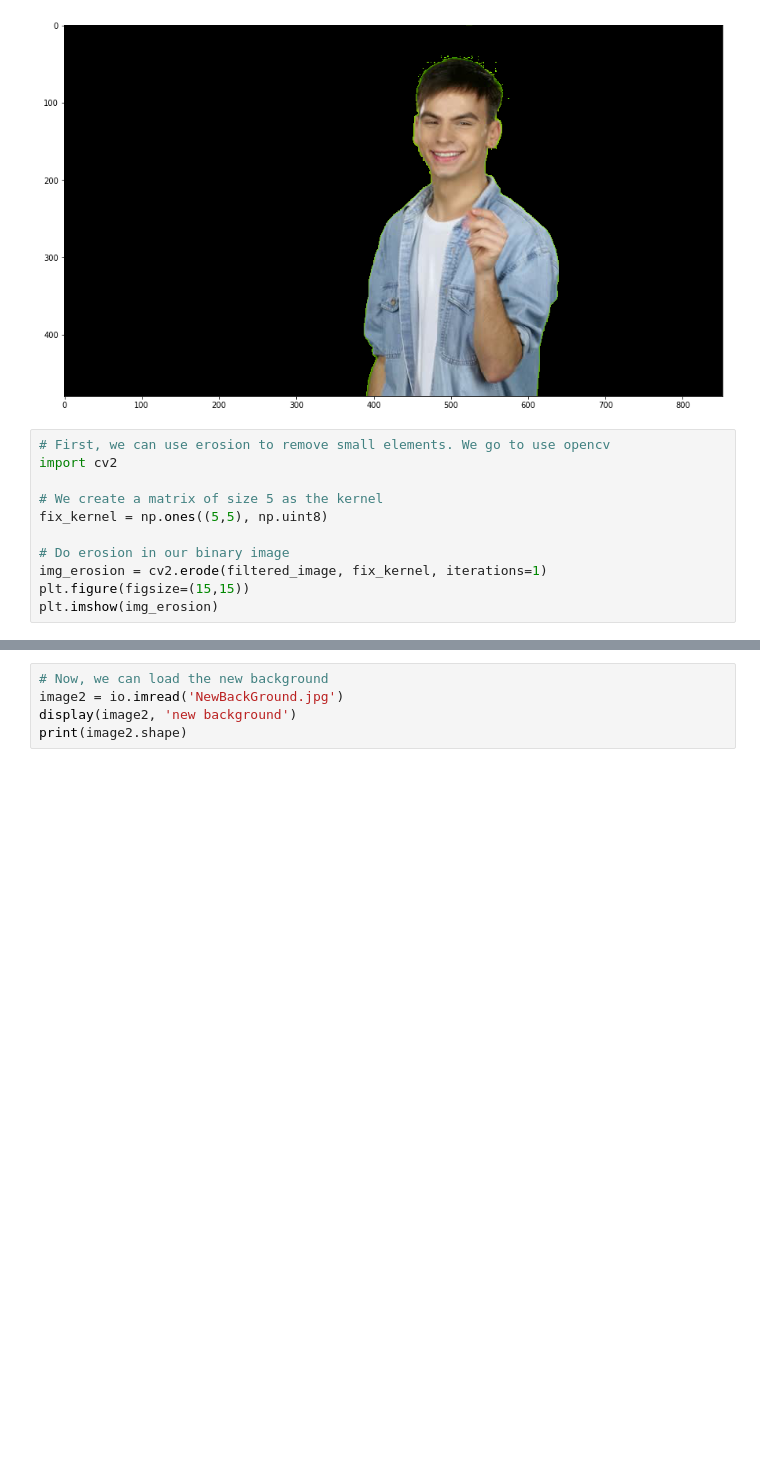
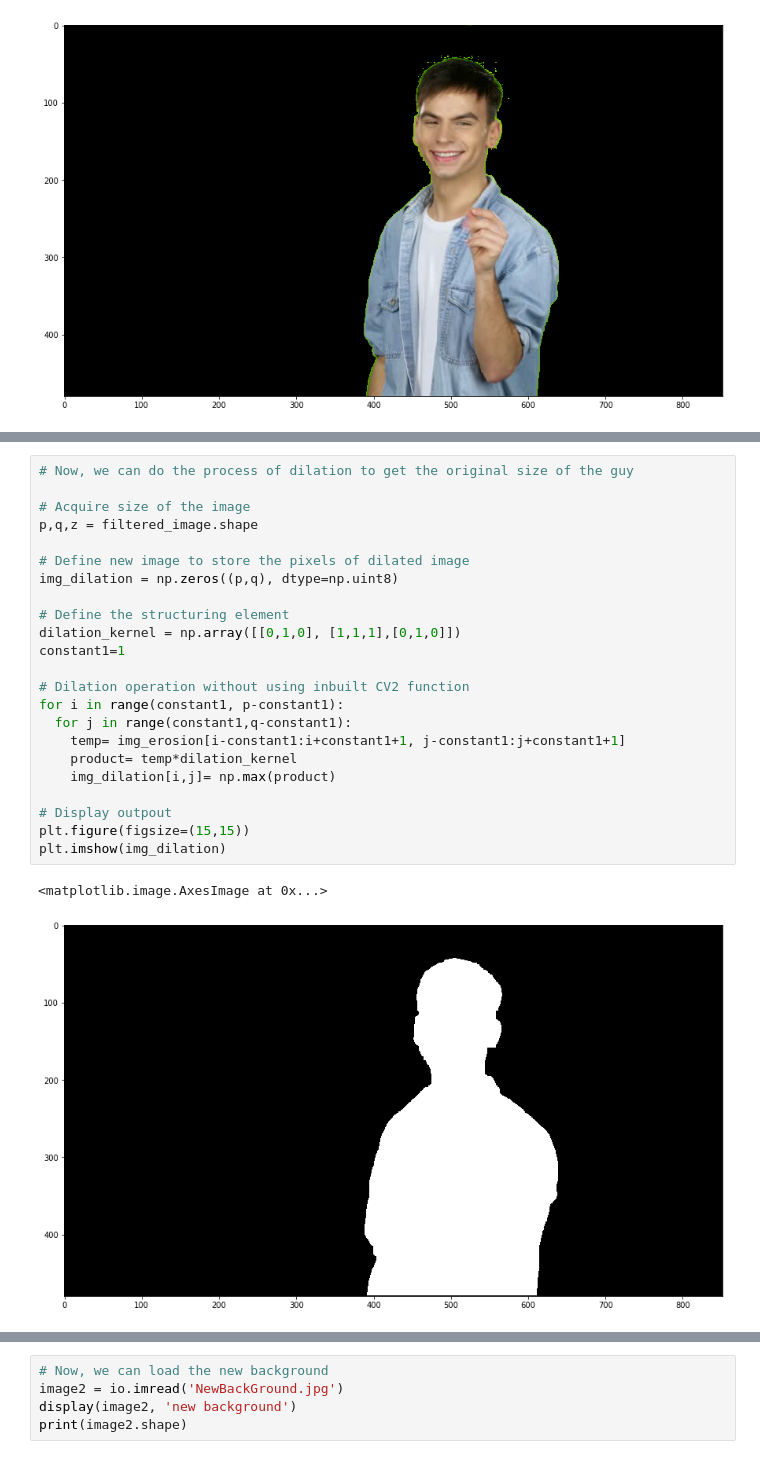
Before and after one commit to victorcaquilpan/RemovingGreenBackground, a Jupyter notebook: Removing_GreenBackGround.ipynb, the cells around one changed output, grey strips where cells are left out. Saved outputs shown, nothing was run; the diff lists cells and outputs as text; blank space fills up the shorter version.

```diff
--- a/Removing_GreenBackGround.ipynb
+++ b/Removing_GreenBackGround.ipynb
@@ -63,14 +63,3 @@ plt.imshow(first_process_image)
 # %% [output]
 <matplotlib.image.AxesImage at 0x...>
 [figure]
-# %%
-# First, we can use erosion to remove small elements. We go to use opencv
-import cv2
-
-# We create a matrix of size 5 as the kernel
-fix_kernel = np.ones((5,5), np.uint8)
-
-# Do erosion in our binary image
-img_erosion = cv2.erode(filtered_image, fix_kernel, iterations=1)
-plt.figure(figsize=(15,15))
-plt.imshow(img_erosion)
@@ -92,3 +93,29 @@ plt.imshow(img_dilation)
+# %%
+# Now, we can do the process of dilation to get the original size of the guy
+
+# Acquire size of the image
+p,q,z = filtered_image.shape
+
+# Define new image to store the pixels of dilated image
+img_dilation = np.zeros((p,q), dtype=np.uint8)
+
+# Define the structuring element
+dilation_kernel = np.array([[0,1,0], [1,1,1],[0,1,0]])
+constant1=1
+
+# Dilation operation without using inbuilt CV2 function
+for i in range(constant1, p-constant1):
+  for j in range(constant1,q-constant1):
+    temp= img_erosion[i-constant1:i+constant1+1, j-constant1:j+constant1+1]
+    product= temp*dilation_kernel
+    img_dilation[i,j]= np.max(product)
+
+# Display outpout
+plt.figure(figsize=(15,15))
+plt.imshow(img_dilation)
+# %% [output]
+<matplotlib.image.AxesImage at 0x...>
+[figure, added]
 # %%
 # We check wheter our mask is ok or not
 after_morpho = image1.copy()
```
Also changed, not shown: parts of 4 cells of this notebook.
